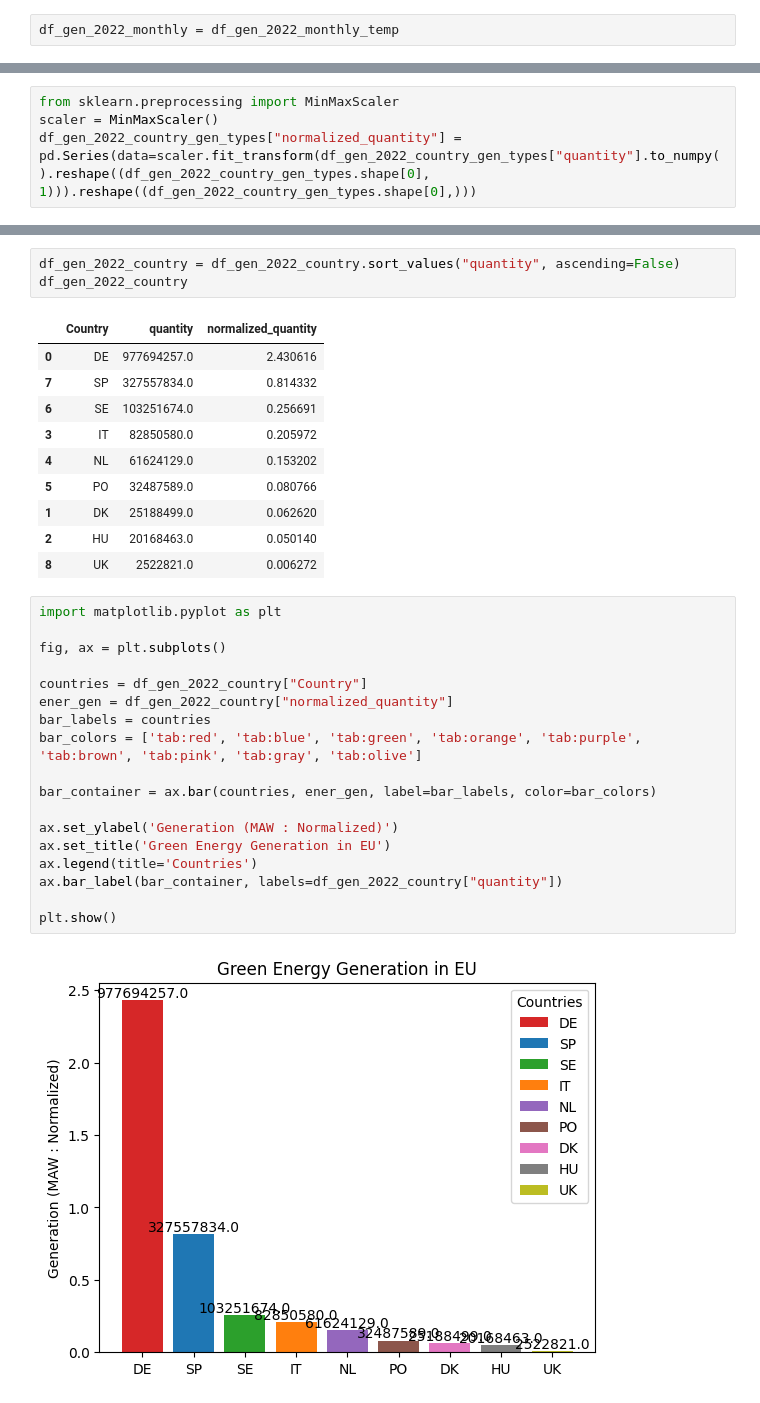
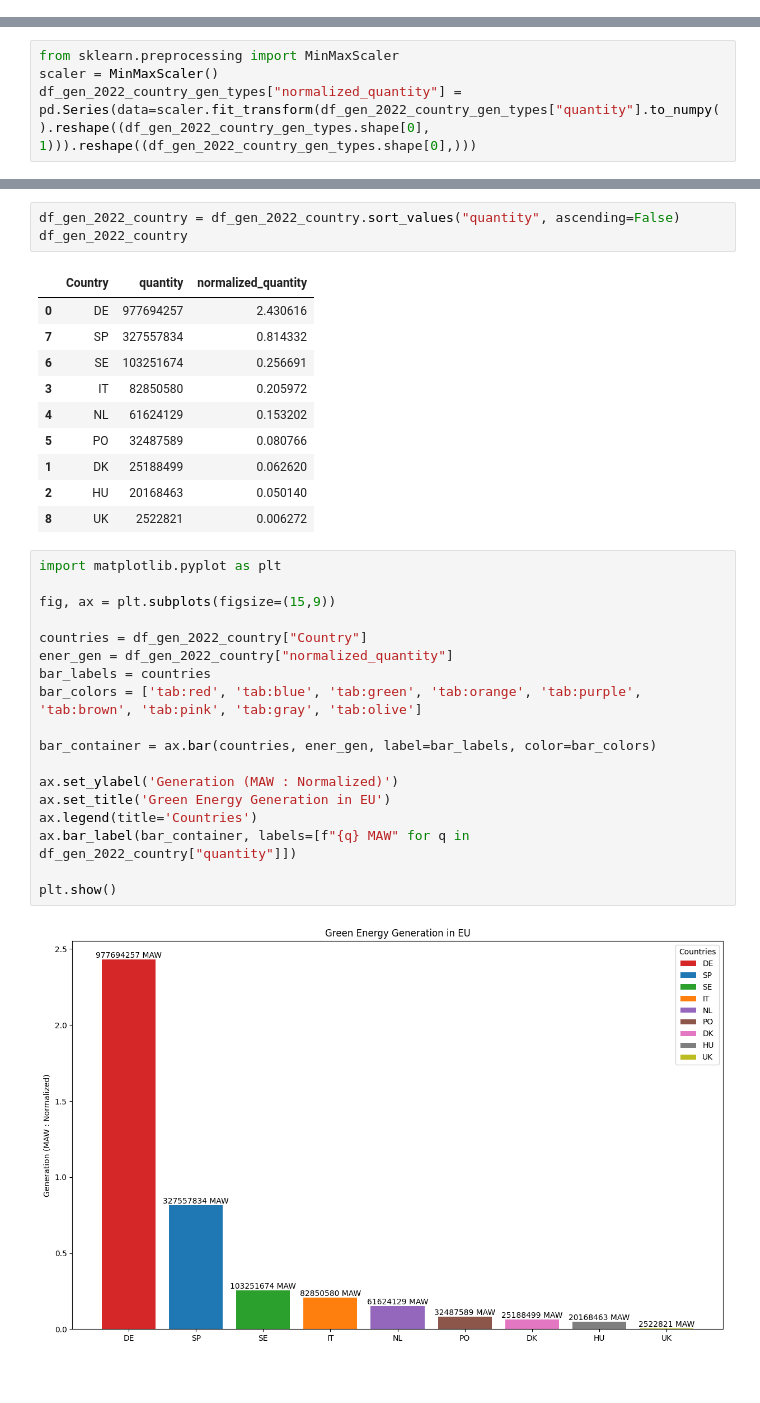
Before and after one commit to mahbubur-87/SE-Europe-Data_Challenge_Template, a Jupyter notebook: se-europe-data-challenge-data-analysis.ipynb, the cells around one changed output, grey strips where cells are left out. Drawn from its saved outputs; the diff is of its cells as text; blank space fills up the shorter version.

```diff
--- a/se-europe-data-challenge-data-analysis.ipynb
+++ b/se-europe-data-challenge-data-analysis.ipynb
@@ -110,2 +50,0 @@ df_gen_2022_monthly_temp
-# %%
-df_gen_2022_monthly = df_gen_2022_monthly_temp
@@ -325,32 +234,32 @@ df_gen_2022_country = df_gen_2022_country.sort_values("quantity", ascending=Fals
 df_gen_2022_country
 # %% [output]
 |  | Country | quantity | normalized_quantity |
-| 0 | DE | 977694257.0 | 2.430616 |
-| 7 | SP | 327557834.0 | 0.814332 |
-| 6 | SE | 103251674.0 | 0.256691 |
-| 3 | IT | 82850580.0 | 0.205972 |
-| 4 | NL | 61624129.0 | 0.153202 |
-| 5 | PO | 32487589.0 | 0.080766 |
-| 1 | DK | 25188499.0 | 0.062620 |
-| 2 | HU | 20168463.0 | 0.050140 |
-| 8 | UK | 2522821.0 | 0.006272 |
+| 0 | DE | 977694257 | 2.430616 |
+| 7 | SP | 327557834 | 0.814332 |
+| 6 | SE | 103251674 | 0.256691 |
+| 3 | IT | 82850580 | 0.205972 |
+| 4 | NL | 61624129 | 0.153202 |
+| 5 | PO | 32487589 | 0.080766 |
+| 1 | DK | 25188499 | 0.062620 |
+| 2 | HU | 20168463 | 0.050140 |
+| 8 | UK | 2522821 | 0.006272 |
 # %%
 import matplotlib.pyplot as plt
 
-fig, ax = plt.subplots()
+fig, ax = plt.subplots(figsize=(15,9))
 
 countries = df_gen_2022_country["Country"]
 ener_gen = df_gen_2022_country["normalized_quantity"]
 bar_labels = countries
 bar_colors = ['tab:red', 'tab:blue', 'tab:green', 'tab:orange', 'tab:purple', 'tab:brown', 'tab:pink', 'tab:gray', 'tab:olive']
 
 bar_container = ax.bar(countries, ener_gen, label=bar_labels, color=bar_colors)
 
 ax.set_ylabel('Generation (MAW : Normalized)')
 ax.set_title('Green Energy Generation in EU')
 ax.legend(title='Countries')
-ax.bar_label(bar_container, labels=df_gen_2022_country["quantity"])
+ax.bar_label(bar_container, labels=[f"{q} MAW" for q in df_gen_2022_country["quantity"]])
 
 plt.show()
 # %% [output]
-[figure, old version]
+[figure, new version]
```
Also changed, not shown: parts of 19 cells of this notebook.
